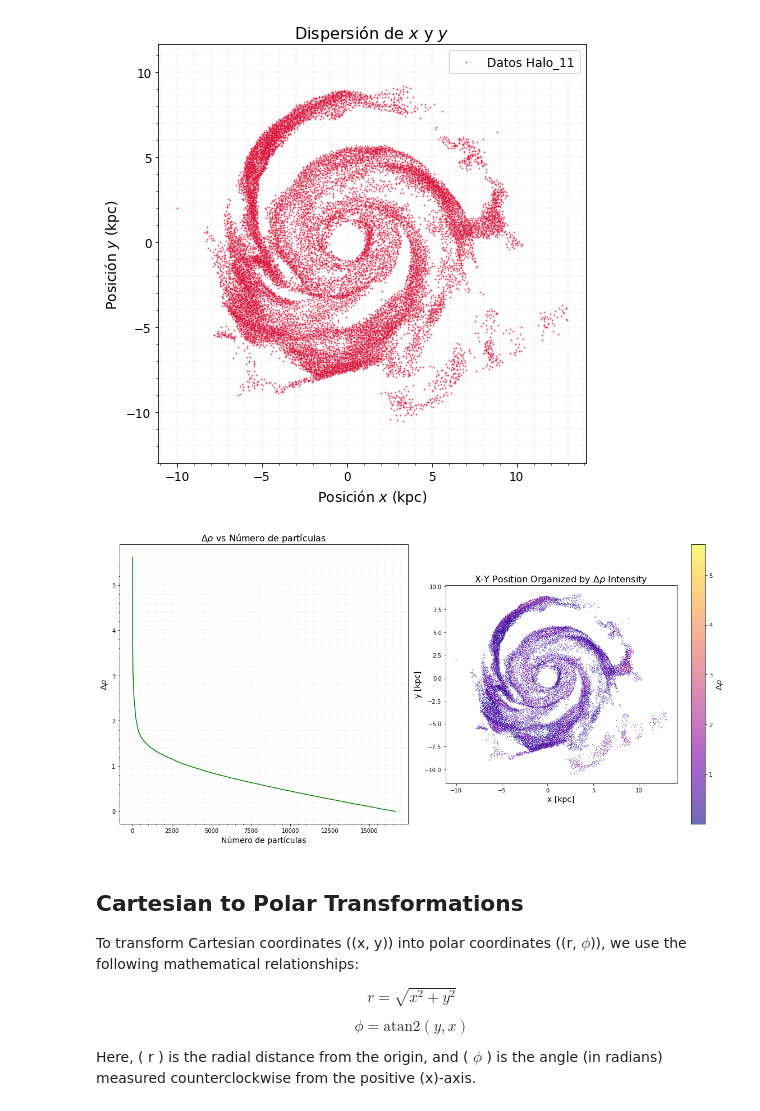
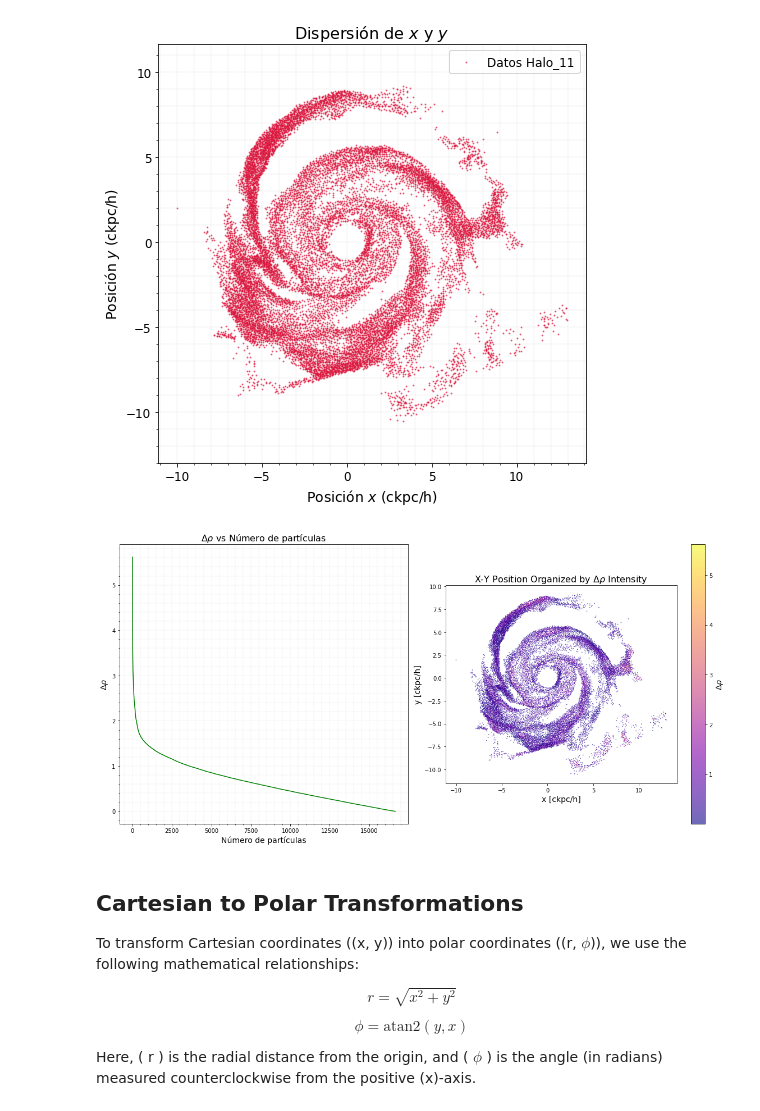
Before and after one commit to danielhcertuche/SpiralStructure_IllustrisTNG50, a Jupyter notebook: NOTEBOOKS/NewMethod_ArmsIdentification.ipynb, the cells around one changed output. Drawn from its saved outputs; the diff is of its cells as text; code cells hidden in the pictures.

```diff
--- a/NOTEBOOKS/NewMethod_ArmsIdentification.ipynb
+++ b/NOTEBOOKS/NewMethod_ArmsIdentification.ipynb
@@ -29,27 +29,27 @@ sorted_data = sort_by_delta_rho(data)
 # %%
 x = sorted_data['x']
 y = sorted_data['y']
 
 # Figura x,y halo
 fig, ax = plt.subplots(figsize=(7, 7))
 
 scatter = ax.scatter(x, y, c=h_alpha_color, s=0.7, alpha=0.6, label=f'Datos Halo_{id_halo}')
 
 ax.set_title(r'Dispersión de $x$ y $y$', fontsize=16)
-ax.set_xlabel(r'Posición $x$ (kpc)', fontsize=14)
-ax.set_ylabel(r'Posición $y$ (kpc)', fontsize=14)
+ax.set_xlabel(r'Posición $x$ (ckpc/h)', fontsize=14)
+ax.set_ylabel(r'Posición $y$ (ckpc/h)', fontsize=14)
 ax.legend(loc='best', fontsize=12)
 
 ax.grid(True, which='both', linestyle='--', linewidth=0.4, alpha=0.4)
 ax.minorticks_on()
 ax.tick_params(axis='both', which='major', labelsize=12)
 ax.tick_params(axis='both', which='minor', labelsize=10)
 ax.axis('equal')
 
 plt.tight_layout()
 plt.show()
 # %% [output]
-[figure, old version]
+[figure, new version]
 # %%
 # Datos
 x = sorted_data['x']
@@ -71,8 +71,8 @@ ax1.minorticks_on()
 # Segundo gráfico: Posición X-Y de las partículas, organizadas por la intensidad de DeltaRho
 scatter = ax2.scatter(x, y, c=delta_rho, cmap='plasma', s=0.5, alpha=0.6)
 ax2.set_title(r'X-Y Position Organized by $\Delta \rho$ Intensity', fontsize=16)
-ax2.set_xlabel('x [kpc]', fontsize=14)
-ax2.set_ylabel('y [kpc]', fontsize=14)
+ax2.set_xlabel('x [ckpc/h]', fontsize=14)
+ax2.set_ylabel('y [ckpc/h]', fontsize=14)
 ax2.set_aspect('equal', adjustable='box')
 
 # Barra de color
@@ -83,7 +83,7 @@ cbar.set_label(r'$\Delta \rho$', fontsize=14)
 plt.tight_layout()
 plt.show()
 # %% [output]
-[figure, old version]
+[figure, new version]
 # %% [markdown]
 ## Cartesian to Polar Transformations
 To transform Cartesian coordinates \((x, y)\) into polar coordinates \((r, $\phi$)\), we use the following mathematical relationships:
```
Also changed, not shown: parts of 2 cells of this notebook.
